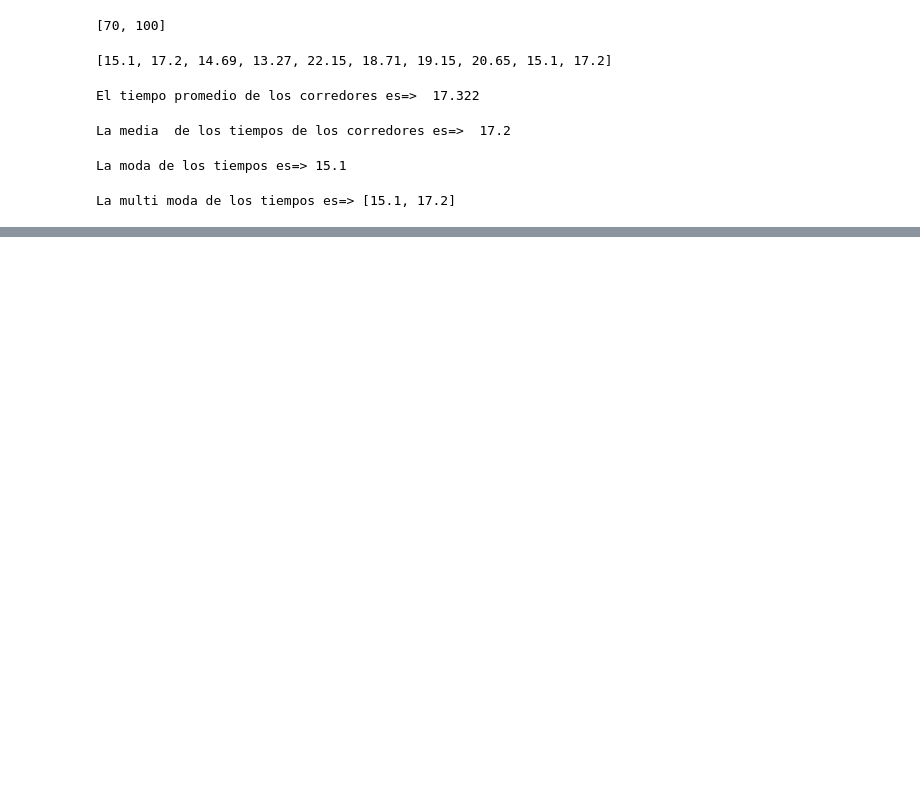
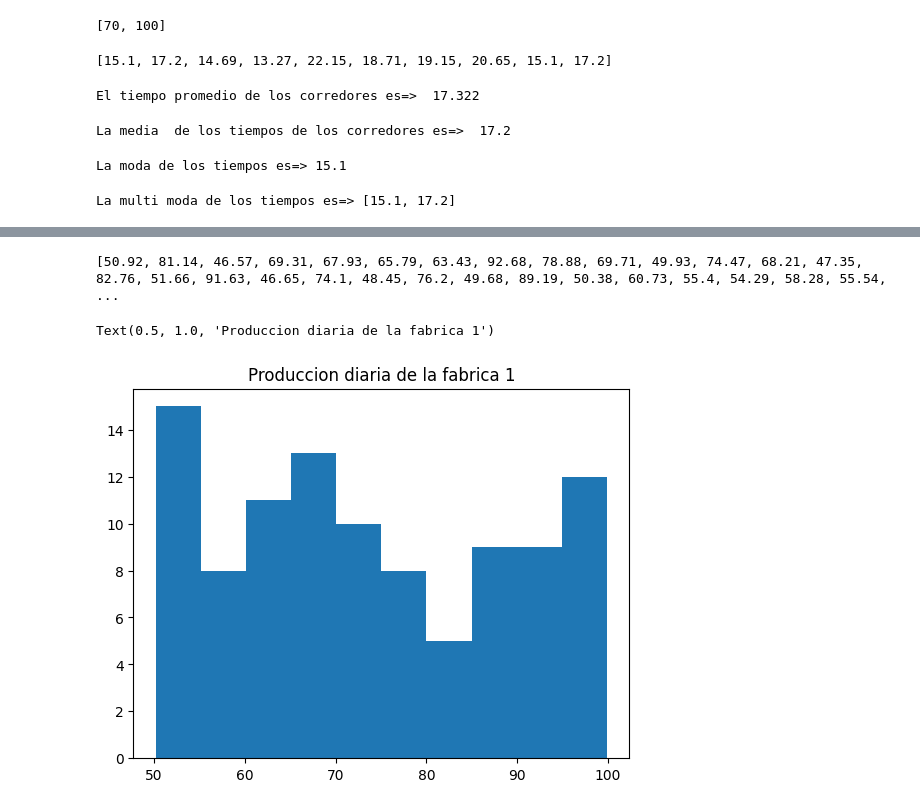
Before and after one commit to Andymlndz/PYE, a Jupyter notebook: Practica1.ipynb, the cells around one changed output, grey strips where cells are left out. Saved outputs shown, nothing was run; the diff lists cells and outputs as text; code cells hidden in the pictures; blank space fills up the shorter version.

```diff
--- a/Practica1.ipynb
+++ b/Practica1.ipynb
@@ -73,0 +74,8 @@ print(fabrica1)
+# %%
+fabrica2=[]
+for i in range (100) :
+  numero_aleatorio2 = round(random.uniform(40, 93), 2 )
+  fabrica2.append(numero_aleatorio2)
+print(fabrica2)
+# %% [output]
+[50.92, 81.14, 46.57, 69.31, 67.93, 65.79, 63.43, 92.68, 78.88, 69.71, 49.93, 74.47, 68.21, 47.35, 82.76, 51.66, 91.63, 46.65, 74.1, 48.45, 76.2, 49.68, 89.19, 50.38, 60.73, 55.4, 54.29, 58.28, 55.54, ...
@@ -73,0 +84,7 @@ print(fabrica1)
+# %%
+import matplotlib.pyplot as plt
+plt.hist(fabrica1)
+plt.title("Produccion diaria de la fabrica 1")
+# %% [output]
+Text(0.5, 1.0, 'Produccion diaria de la fabrica 1')
+[figure, added]
```
Also changed, not shown: parts of 8 cells of this notebook.
